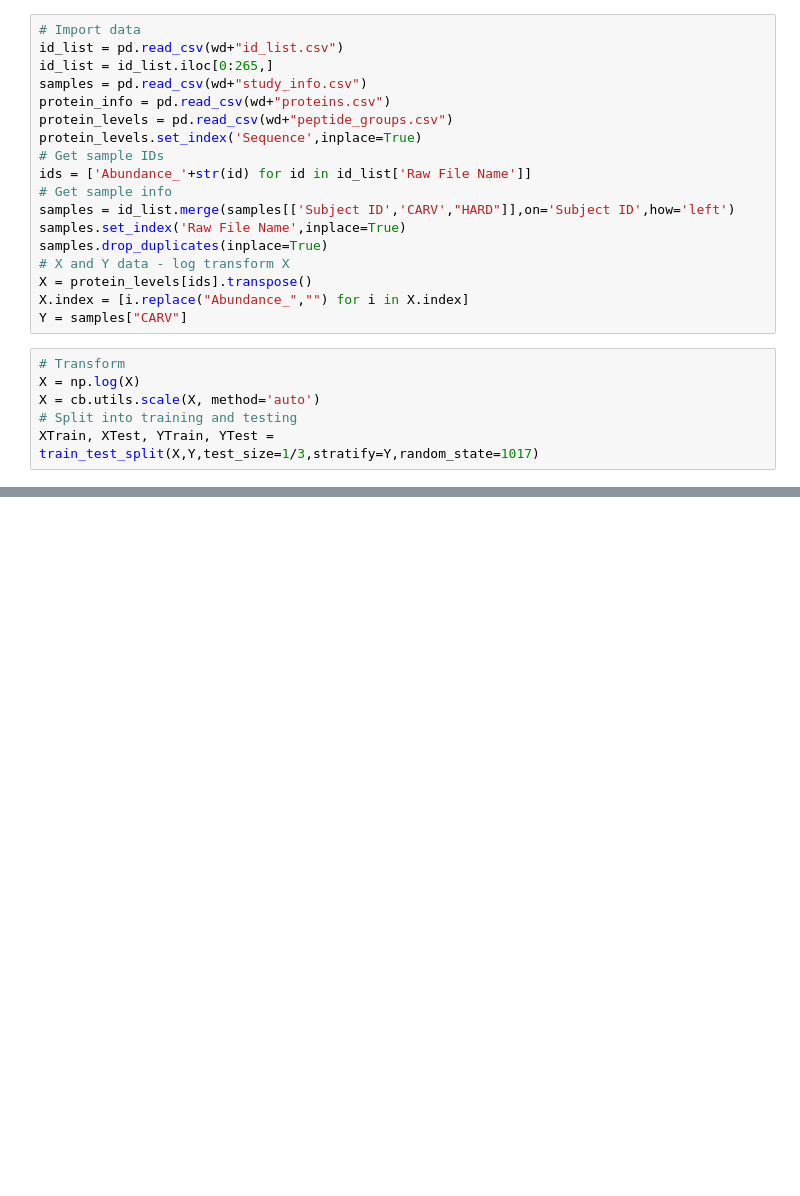
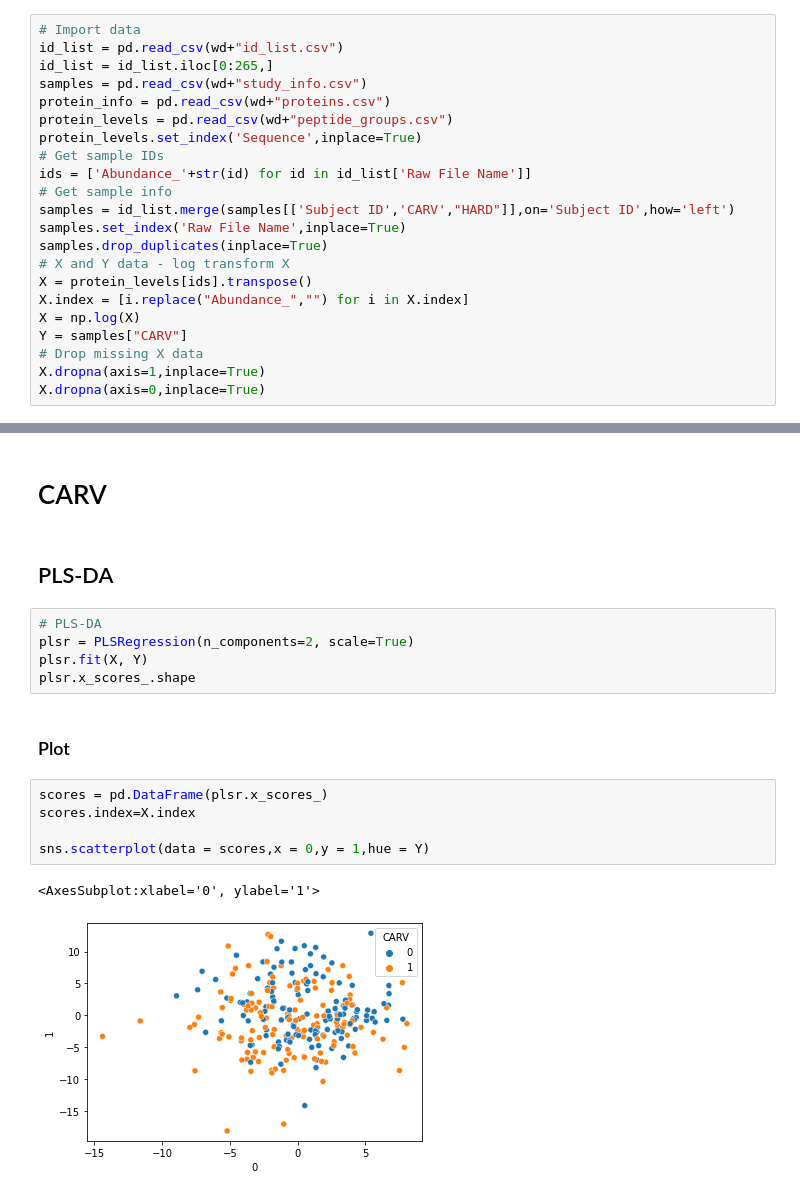
Before and after one commit to childhealthbiostatscore/BDC-Code, a Jupyter notebook: Janet Snell-Bergeon/DCCT and EDIC/glycated_proteomics.ipynb, the cells around one changed output, grey strips where cells are left out. Saved outputs shown, nothing was run; the diff lists cells and outputs as text; blank space fills up the shorter version.

```diff
--- a/Janet Snell-Bergeon/DCCT and EDIC/glycated_proteomics.ipynb
+++ b/Janet Snell-Bergeon/DCCT and EDIC/glycated_proteomics.ipynb
@@ -23,11 +24,9 @@ samples.drop_duplicates(inplace=True)
 # X and Y data - log transform X
 X = protein_levels[ids].transpose()
 X.index = [i.replace("Abundance_","") for i in X.index]
+X = np.log(X)
 Y = samples["CARV"]
+# Drop missing X data
+X.dropna(axis=1,inplace=True)
+X.dropna(axis=0,inplace=True)
-# %%
-# Transform
-X = np.log(X)
-X = cb.utils.scale(X, method='auto')
-# Split into training and testing
-XTrain, XTest, YTrain, YTest = train_test_split(X,Y,test_size=1/3,stratify=Y,random_state=1017)
 # %%
@@ -36,0 +38,19 @@ XTrain.shape
+# %% [markdown]
+# CARV
+# %% [markdown]
+## PLS-DA
+# %%
+# PLS-DA
+plsr = PLSRegression(n_components=2, scale=True)
+plsr.fit(X, Y)
+plsr.x_scores_.shape
+# %% [markdown]
+### Plot
+# %%
+scores = pd.DataFrame(plsr.x_scores_)
+scores.index=X.index
+
+sns.scatterplot(data = scores,x = 0,y = 1,hue = Y)
+# %% [output]
+<AxesSubplot:xlabel='0', ylabel='1'>
+[figure, added]
```
Also changed, not shown: parts of 2 cells of this notebook.
